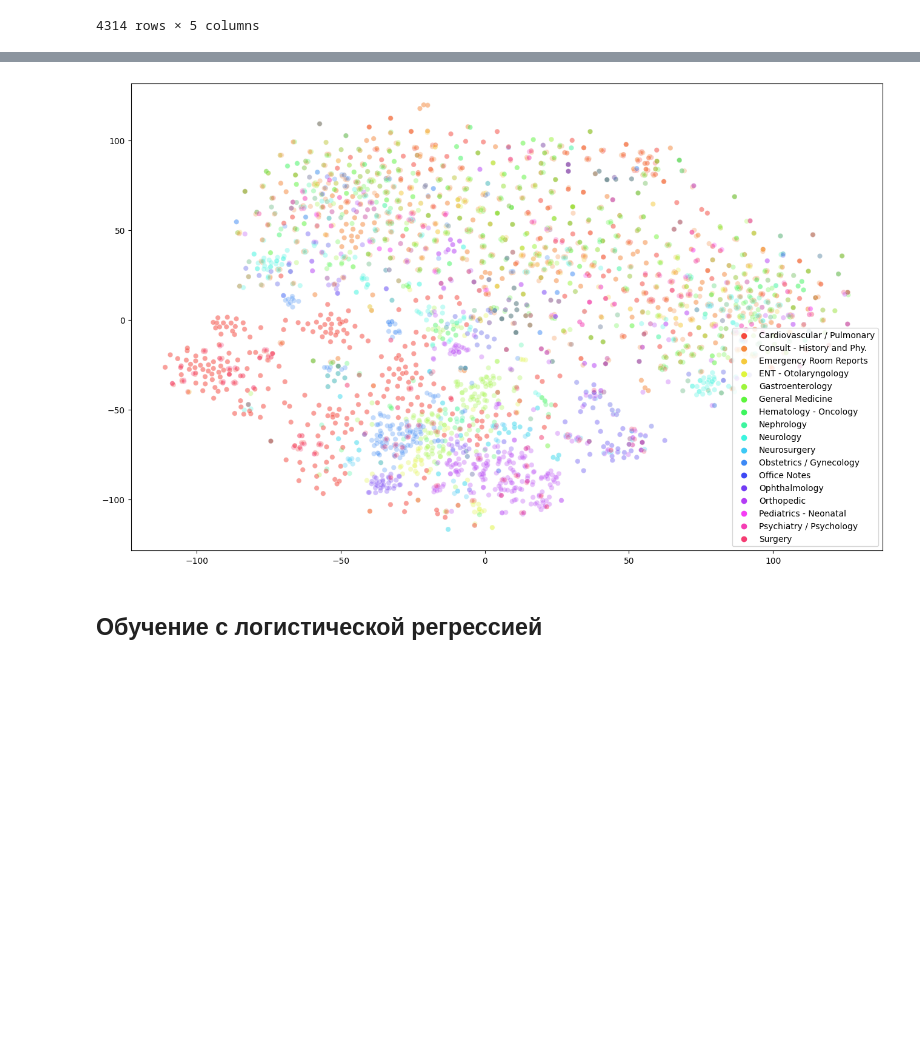
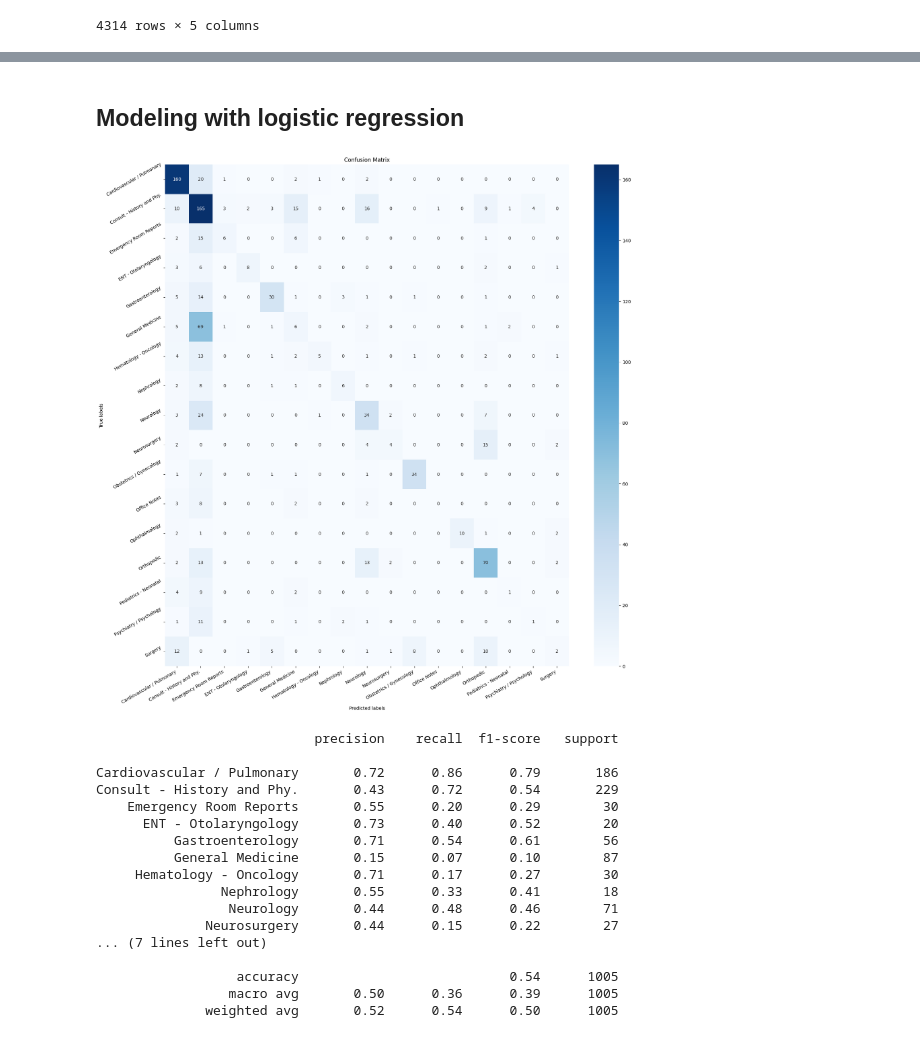
Before and after one commit to evgene-sh/HMLP, a Jupyter notebook: main.ipynb, the cells around one changed output, grey strips where cells are left out. Cells and saved outputs as stored; diff of their text form; code cells hidden in the pictures; blank space fills up the shorter version.

```diff
--- a/main.ipynb
+++ b/main.ipynb
@@ -148,9 +133,5 @@ docterm_matrix = vectorizer.fit_transform(data['transcription'].tolist())
-# %%
-vectorization_results(docterm_matrix.todense(), data['medical_specialty'].tolist())
-# %% [output]
-[figure, removed]
-# %% [markdown]
-## Обучение с логистической регрессией
+# %% [markdown]
+## Modeling with logistic regression
 # %%
 from sklearn.decomposition import PCA
 from sklearn.linear_model import LogisticRegression
@@ -159,12 +140,32 @@ from sklearn.model_selection import train_test_split
 from src.reporting import learning_results
 # %%
 pca = PCA(n_components=0.95)
-tfIdfMat_reduced = pca.fit_transform(docterm_matrix.toarray())
+docterm_matrix_reduced = pca.fit_transform(docterm_matrix.toarray())
 # %%
-labels = data['medical_specialty'].tolist()
-category_list = data['medical_specialty'].unique()
+labels, category_list = data['medical_specialty'].tolist(), data['medical_specialty'].unique()
 
-x_train, x_test, y_train, y_test = train_test_split(tfIdfMat_reduced, labels, stratify=labels, random_state=1)
+x_train, x_test, y_train, y_test = train_test_split(docterm_matrix_reduced, labels, stratify=labels, random_state=1)
 
 clf = LogisticRegression(penalty='elasticnet', solver='saga', l1_ratio=0.5, random_state=1).fit(x_train, y_train)
 y_test_pred = clf.predict(x_test)
+
+learning_results(y_test, y_test_pred, category_list)
+# %% [output]
+[figure, added]
+                            precision    recall  f1-score   support
+
+Cardiovascular / Pulmonary       0.72      0.86      0.79       186
+Consult - History and Phy.       0.43      0.72      0.54       229
+    Emergency Room Reports       0.55      0.20      0.29        30
+      ENT - Otolaryngology       0.73      0.40      0.52        20
+          Gastroenterology       0.71      0.54      0.61        56
+          General Medicine       0.15      0.07      0.10        87
+     Hematology - Oncology       0.71      0.17      0.27        30
+                Nephrology       0.55      0.33      0.41        18
+                 Neurology       0.44      0.48      0.46        71
+              Neurosurgery       0.44      0.15      0.22        27
+... (7 lines left out)
+
+                  accuracy                           0.54      1005
+                 macro avg       0.50      0.36      0.39      1005
+              weighted avg       0.52      0.54      0.50      1005
```
Also changed, not shown: parts of 36 cells of this notebook, 2 other files.
